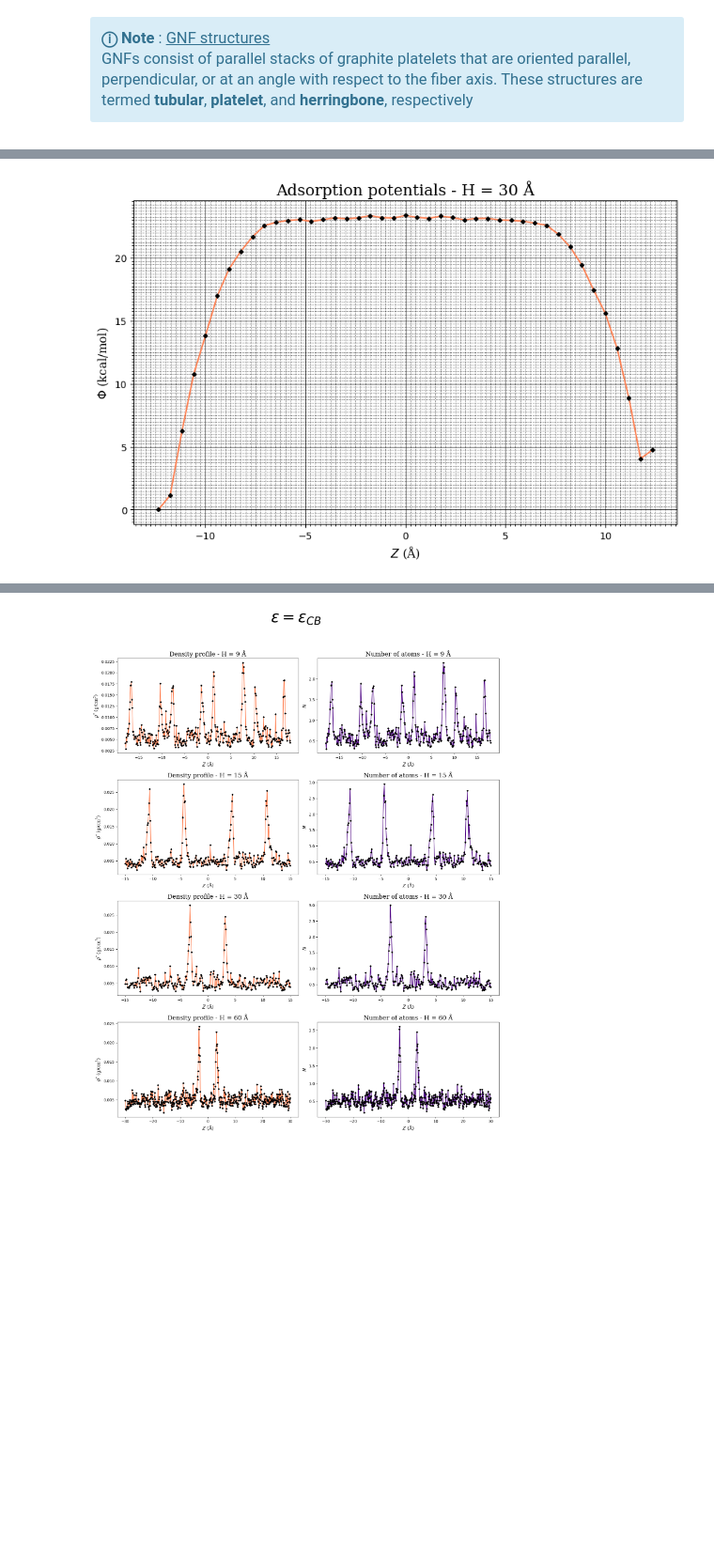
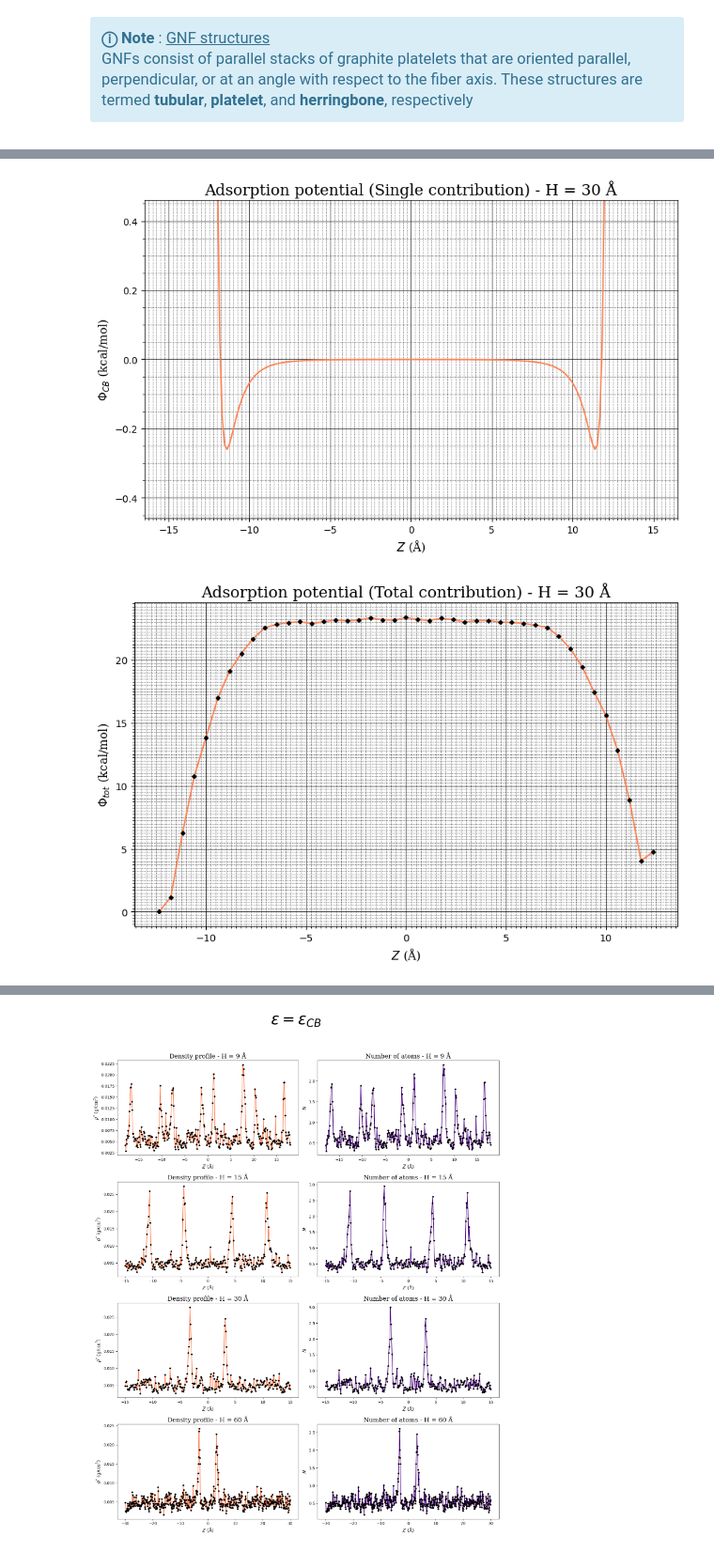
Before and after one commit to ApprehensiveKnee/MMoM_project, a Jupyter notebook: visual.ipynb, the cells around one changed output, grey strips where cells are left out. Shown at 94% size. Cells and saved outputs as stored; diff of their text form; code cells hidden in the pictures; blank space fills up the shorter version.

```diff
--- a/visual.ipynb
+++ b/visual.ipynb
@@ -312,25 +434,66 @@ Other parameters for the simulation are:
 # %%
+import math
 
 PATH = os.getcwd()
 PATH = PATH + '/MD/addingHydrogen/simulation_data'
+
+def pot_profile_CB():
+    # Evaluate the CB potential considering a single interaction C-H2
+    x=np.linspace(0.05,15,100)
+    sigma_CC=3.43 # Å
+    sigma_HH=3.075 # Å
+    sigma_CH_geo=pow(sigma_CC*sigma_HH,1/2) # Å
+    sigma_CH_arit=0.5*(sigma_CC+sigma_HH) # Å
+
+    P_par=0.57 # Å^3
+    P_perp=1.995 # Å^3
+    P_h=0.81 # Å^3
+    E_h=2.337e5*(1/503.23) # K * 1/503.23 kcal/mol/K = kcal/mol
+    E_c=1.39254e5*(1/503.23) # K * 1/503.23 kcal/mol/K = kcal/mol
+
+    epsilon_CB=4*E_h*E_c*P_h*(P_par+P_perp/2)/(pow(sigma_HH,6)*(E_h+E_c)) # kcal/mol
+    eps= epsilon_CB
+
+
+    V_CB=eps*(pow(sigma_CH_geo/x,12)-pow(sigma_CH_geo/x,6)*((3*(P_par-P_perp)+(P_par+5*P_perp))/(4*P_par+2*P_perp)))
+
+    # now add mirrored elements to the array
+    x=np.linspace(-15,15,200)
+    V_CB = np.concatenate((V_CB,V_CB[::-1]))
+
+    min_V_CB = np.min(V_CB)
+
+    fig, ax = plt.subplots(1,1,figsize=(10,6))
+    ax.plot(x, V_CB, color = 'coral')
+    ax.set_xlabel(r'$Z$ (Å)', fontdict=font)
+    ax.set_ylabel(r'$\Phi_{CB}$ (kcal/mol)', fontdict=font)
+    ax.set_title('Adsorption potential (Single contribution) - H = 30 Å', fontdict=font, fontsize=16)
+    # Set grid minor ticks on y axis
+    ax.yaxis.set_minor_locator(plt.MultipleLocator(0.05))
+    ax.xaxis.set_minor_locator(plt.MultipleLocator(0.25))
+    ax.grid(which='major', linestyle='-', linewidth='0.5', color='black')
+    ax.grid(which='minor', linestyle=':', linewidth='0.5', color='black')
+    ax.set_ylim(min_V_CB-0.2, -min_V_CB+0.2)
+
 
 def plot_abpot(file_path):
     data = np.loadtxt(file_path)
     x = data[:,0]
     y = data[:,1]
     fig, ax = plt.subplots(1,1,figsize=(10,6))
     ax.plot(x, y, marker= "D", markeredgecolor='black', markerfacecolor='black', color = 'coral', markersize=3)
     ax.set_xlabel(r'$Z$ (Å)', fontdict=font)
-    ax.set_ylabel(r'$\Phi$ (kcal/mol)', fontdict=font)
-    ax.set_title('Adsorption potentials - H = 30 Å', fontdict=font, fontsize=16)
+    ax.set_ylabel(r'$\Phi_{tot}$ (kcal/mol)', fontdict=font)
+    ax.set_title('Adsorption potential (Total contribution) - H = 30 Å', fontdict=font, fontsize=16)
     # Set grid minor ticks on y axis
     ax.yaxis.set_minor_locator(plt.MultipleLocator(0.25))
     ax.xaxis.set_minor_locator(plt.MultipleLocator(0.25))
     ax.grid(which='major', linestyle='-', linewidth='0.5', color='black')
     ax.grid(which='minor', linestyle=':', linewidth='0.5', color='black')
 
 
-
+pot_profile_CB()
 plot_abpot(PATH + '/PMF.dat')
 # %% [output]
-[figure, old version]
+[figure, new version]
+[figure, added]
```
Also changed, not shown: parts of 17 cells of this notebook, 35 other files.
